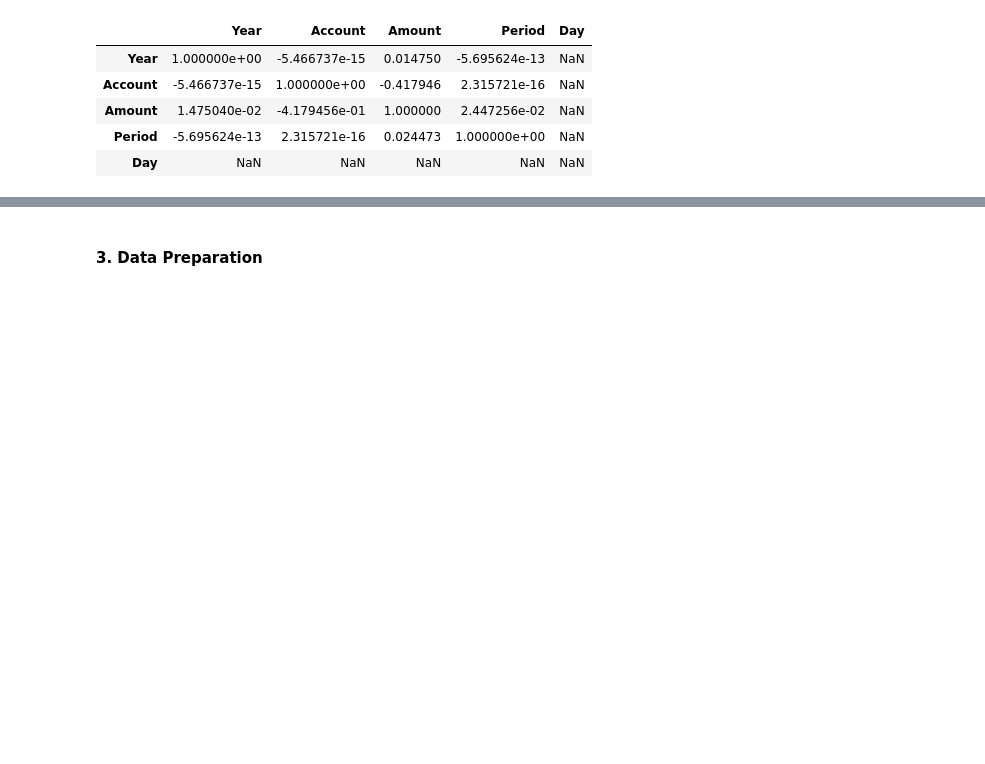
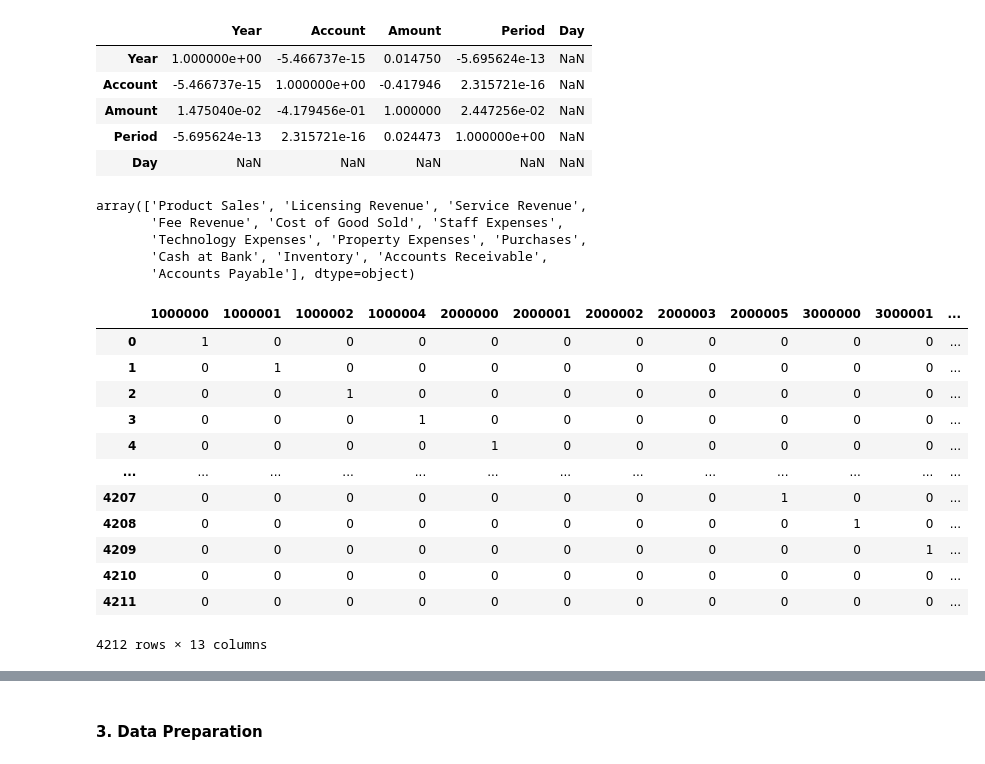
Before and after one commit to Daremitsu1/Full-Stack-Machine-Learning, a Jupyter notebook: Regression Model.ipynb, the cells around one changed output, grey strips where cells are left out. Drawn from its saved outputs; the diff is of its cells as text; code cells hidden in the pictures; blank space fills up the shorter version.

```diff
--- a/Regression Model.ipynb
+++ b/Regression Model.ipynb
@@ -232,3 +232,27 @@ df.corr()
 | Amount | 1.475040e-02 | -4.179456e-01 | 1.000000 | 2.447256e-02 | NaN |
 | Period | -5.695624e-13 | 2.315721e-16 | 0.024473 | 1.000000e+00 | NaN |
 | Day | NaN | NaN | NaN | NaN | NaN |
+# %%
+df['Account Description'].unique()
+# %% [output]
+array(['Product Sales', 'Licensing Revenue', 'Service Revenue',
+       'Fee Revenue', 'Cost of Good Sold', 'Staff Expenses',
+       'Technology Expenses', 'Property Expenses', 'Purchases',
+       'Cash at Bank', 'Inventory', 'Accounts Receivable',
+       'Accounts Payable'], dtype=object)
+# %%
+pd.get_dummies(df['Account'])
+# %% [output]
+|  | 1000000 | 1000001 | 1000002 | 1000004 | 2000000 | 2000001 | 2000002 | 2000003 | 2000005 | 3000000 | 3000001 | ... |
+| 0 | 1 | 0 | 0 | 0 | 0 | 0 | 0 | 0 | 0 | 0 | 0 | ... |
+| 1 | 0 | 1 | 0 | 0 | 0 | 0 | 0 | 0 | 0 | 0 | 0 | ... |
+| 2 | 0 | 0 | 1 | 0 | 0 | 0 | 0 | 0 | 0 | 0 | 0 | ... |
+| 3 | 0 | 0 | 0 | 1 | 0 | 0 | 0 | 0 | 0 | 0 | 0 | ... |
+| 4 | 0 | 0 | 0 | 0 | 1 | 0 | 0 | 0 | 0 | 0 | 0 | ... |
+| ... | ... | ... | ... | ... | ... | ... | ... | ... | ... | ... | ... | ... |
+| 4207 | 0 | 0 | 0 | 0 | 0 | 0 | 0 | 0 | 1 | 0 | 0 | ... |
+| 4208 | 0 | 0 | 0 | 0 | 0 | 0 | 0 | 0 | 0 | 1 | 0 | ... |
+| 4209 | 0 | 0 | 0 | 0 | 0 | 0 | 0 | 0 | 0 | 0 | 1 | ... |
+| 4210 | 0 | 0 | 0 | 0 | 0 | 0 | 0 | 0 | 0 | 0 | 0 | ... |
+| 4211 | 0 | 0 | 0 | 0 | 0 | 0 | 0 | 0 | 0 | 0 | 0 | ... |
+4212 rows × 13 columns
```
Also changed, not shown: parts of 9 cells of this notebook.
